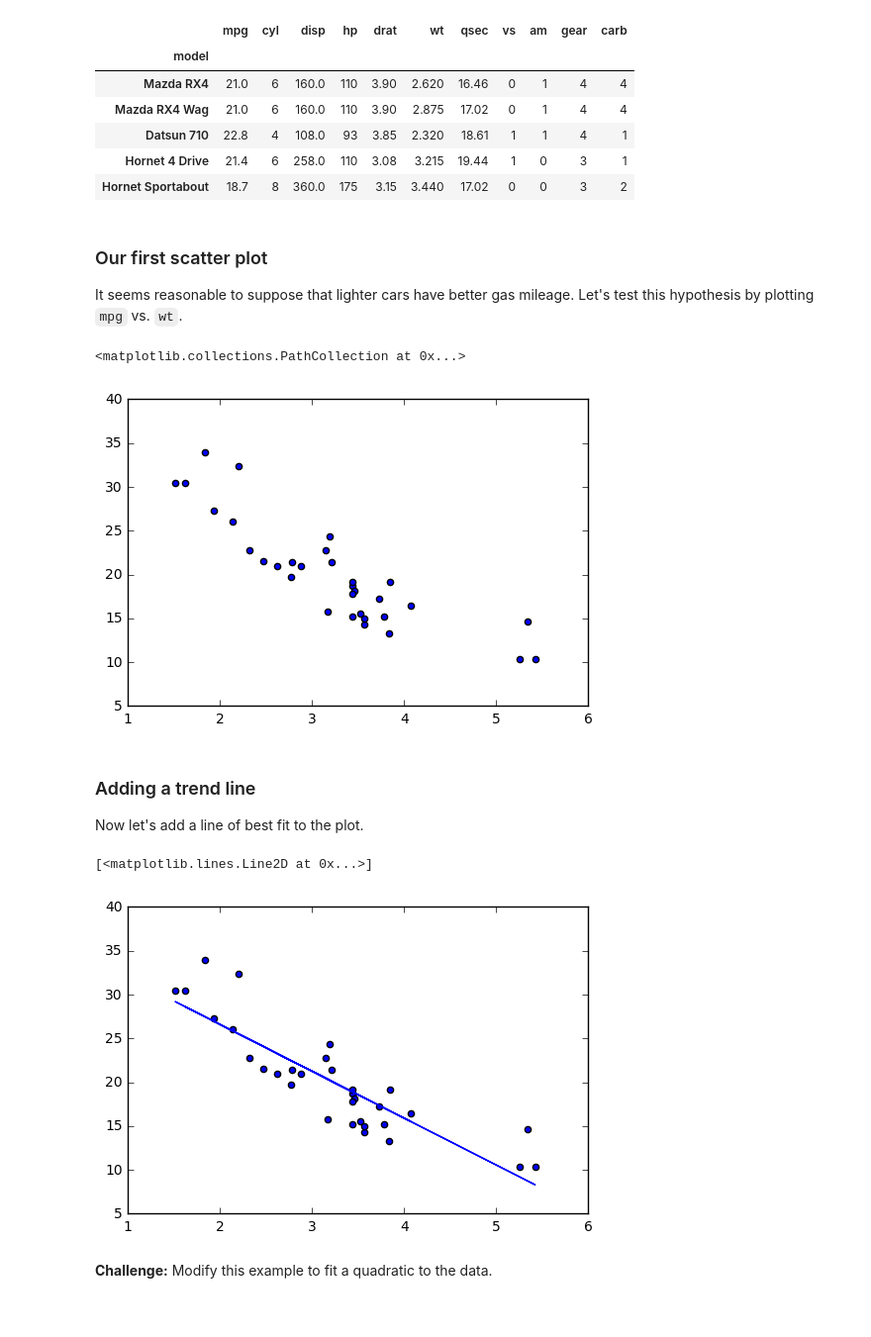
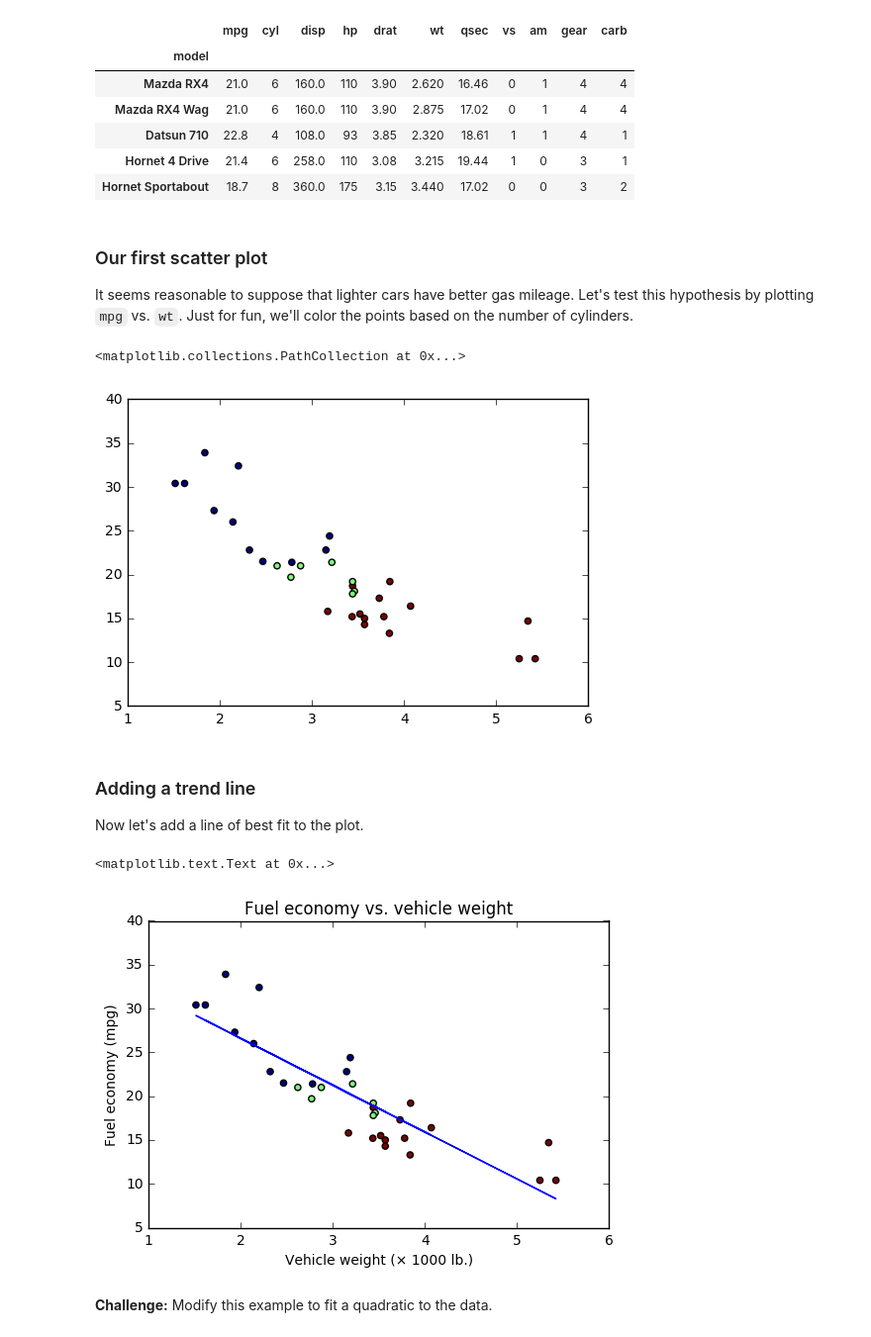
Before and after one commit to pymntos-data-sci/matplotlib, a Jupyter notebook: notebooks/04 - Scatter plots.ipynb, the cells around one changed output. Shown at 99% size. Drawn from its saved outputs; the diff is of its cells as text; code cells hidden in the pictures.

```diff
--- a/notebooks/04 - Scatter plots.ipynb
+++ b/notebooks/04 - Scatter plots.ipynb
@@ -49,24 +49,28 @@ df.head()
 # %% [markdown]
 ### Our first scatter plot
 
-It seems reasonable to suppose that lighter cars have better gas mileage. Let's test this hypothesis by plotting ``mpg`` vs. ``wt``.
+It seems reasonable to suppose that lighter cars have better gas mileage. Let's test this hypothesis by plotting ``mpg`` vs. ``wt``. Just for fun, we'll color the points based on the number of cylinders.
 # %%
 x = df['wt']
 y = df['mpg']
-plt.scatter(x, y)
+color = df['cyl']
+plt.scatter(x, y, c=color)
 # %% [output]
 <matplotlib.collections.PathCollection at 0x...>
-[figure, old version]
+[figure, new version]
 # %% [markdown]
 ### Adding a trend line
 
 Now let's add a line of best fit to the plot.
 # %%
 a, b = np.polyfit(x, y, 1)
-plt.scatter(x, y)
+plt.scatter(x, y, c=color)
 plt.plot(x, a*x+b)
+plt.title('Fuel economy vs. vehicle weight')
+plt.xlabel('Vehicle weight (× 1000 lb.)')
+plt.ylabel('Fuel economy (mpg)')
 # %% [output]
-[<matplotlib.lines.Line2D at 0x...>]
+<matplotlib.text.Text at 0x...>
-[figure, old version]
+[figure, new version]
 # %% [markdown]
 **Challenge:** Modify this example to fit a quadratic to the data.
```
Also changed, not shown: 1 other file.
